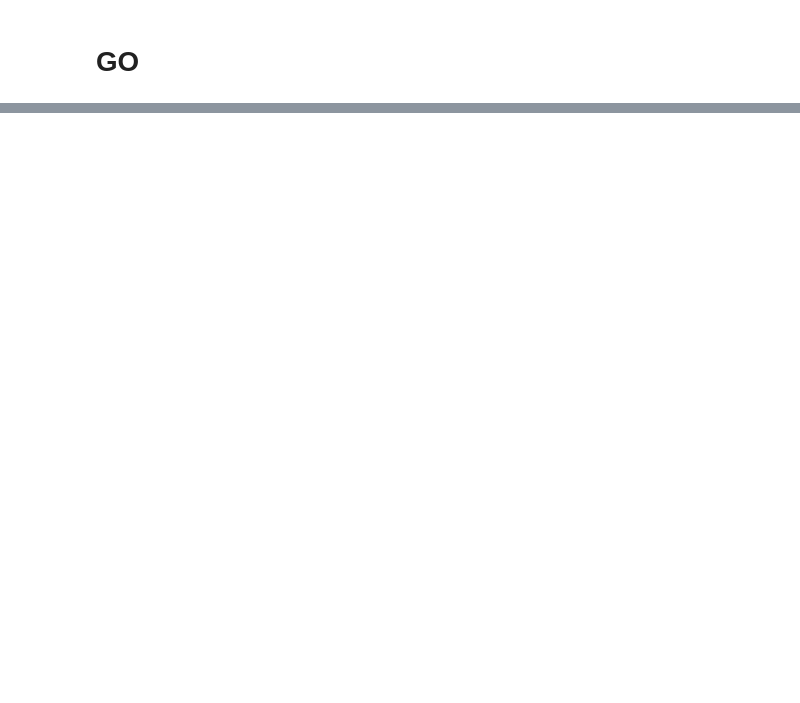
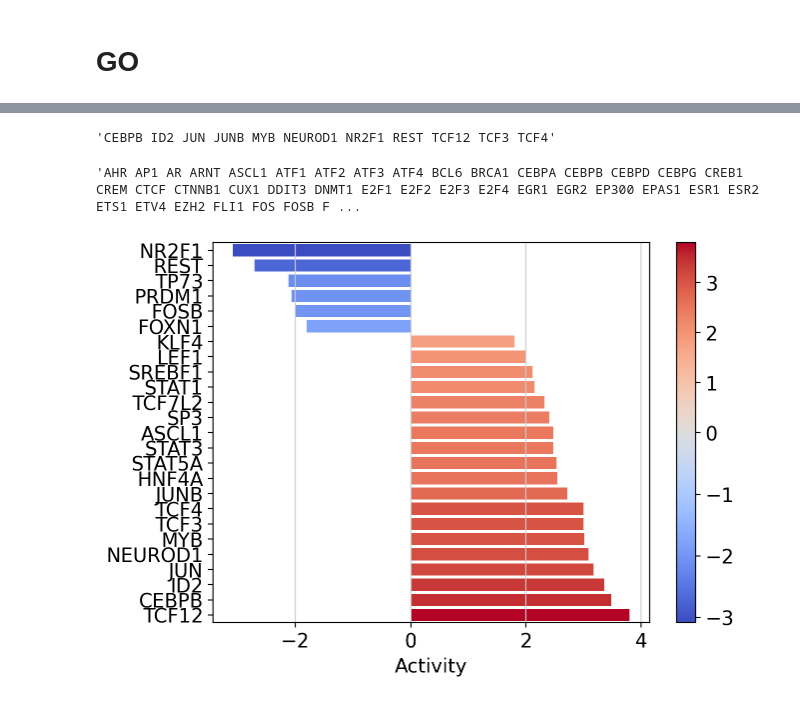
Before and after one commit to vessemer/INeurons, a Jupyter notebook: IPython/GSEA.ipynb, the cells around one changed output, grey strips where cells are left out. Drawn from its saved outputs; the diff is of its cells as text; code cells hidden in the pictures; blank space fills up the shorter version.

```diff
--- a/IPython/GSEA.ipynb
+++ b/IPython/GSEA.ipynb
@@ -227,0 +141,3 @@ import seaborn.objects as so
+# %%
+mat = selected[selected.pvals_adj < .1][['scores']].T.rename(index={'scores': 'isHuman'})
+mat
@@ -227,0 +168,12 @@ import seaborn.objects as so
+# %%
+' '.join(tf_pvals.T[tf_pvals.T.isHuman < .01].index)
+# %% [output]
+'CEBPB ID2 JUN JUNB MYB NEUROD1 NR2F1 REST TCF12 TCF3 TCF4'
+# %%
+' '.join(tf_acts.columns)
+# %% [output]
+'AHR AP1 AR ARNT ASCL1 ATF1 ATF2 ATF3 ATF4 BCL6 BRCA1 CEBPA CEBPB CEBPD CEBPG CREB1 CREM CTCF CTNNB1 CUX1 DDIT3 DNMT1 E2F1 E2F2 E2F3 E2F4 EGR1 EGR2 EP300 EPAS1 ESR1 ESR2 ETS1 ETV4 EZH2 FLI1 FOS FOSB F ...
+# %%
+dc.plot_barplot(tf_acts, 'isHuman', top=25, vertical=True)
+# %% [output]
+[figure, added]
```
Also changed, not shown: parts of 79 cells of this notebook.
